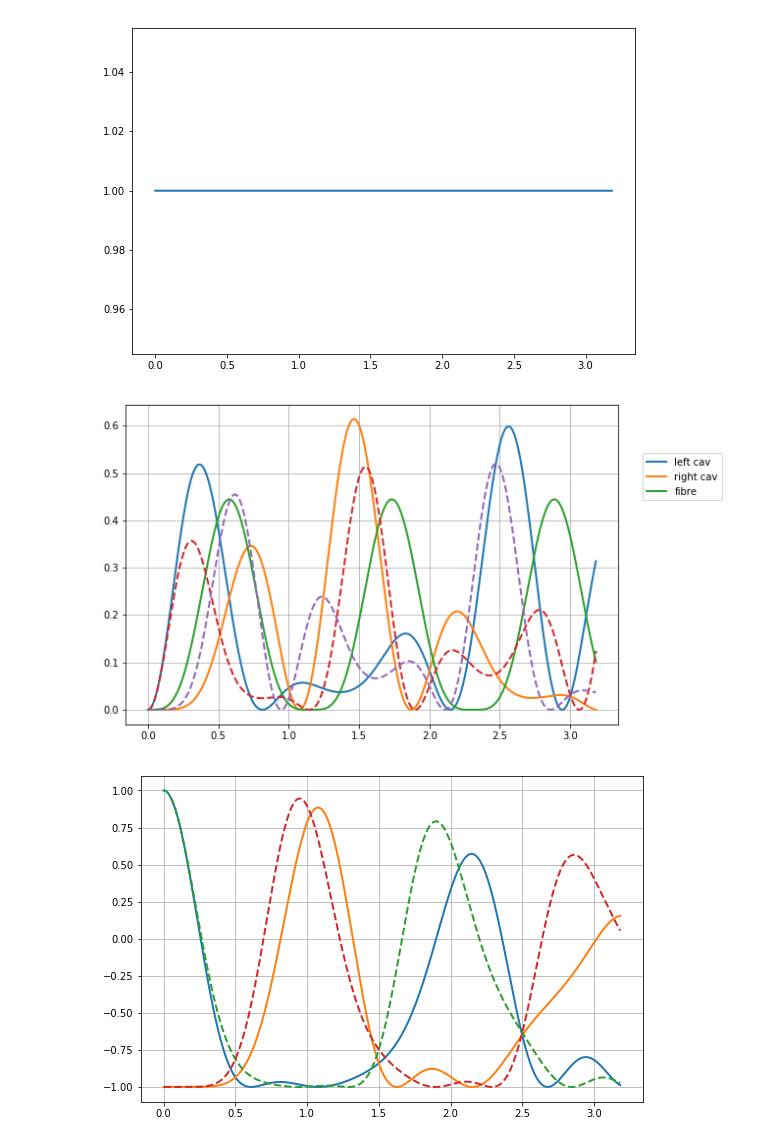
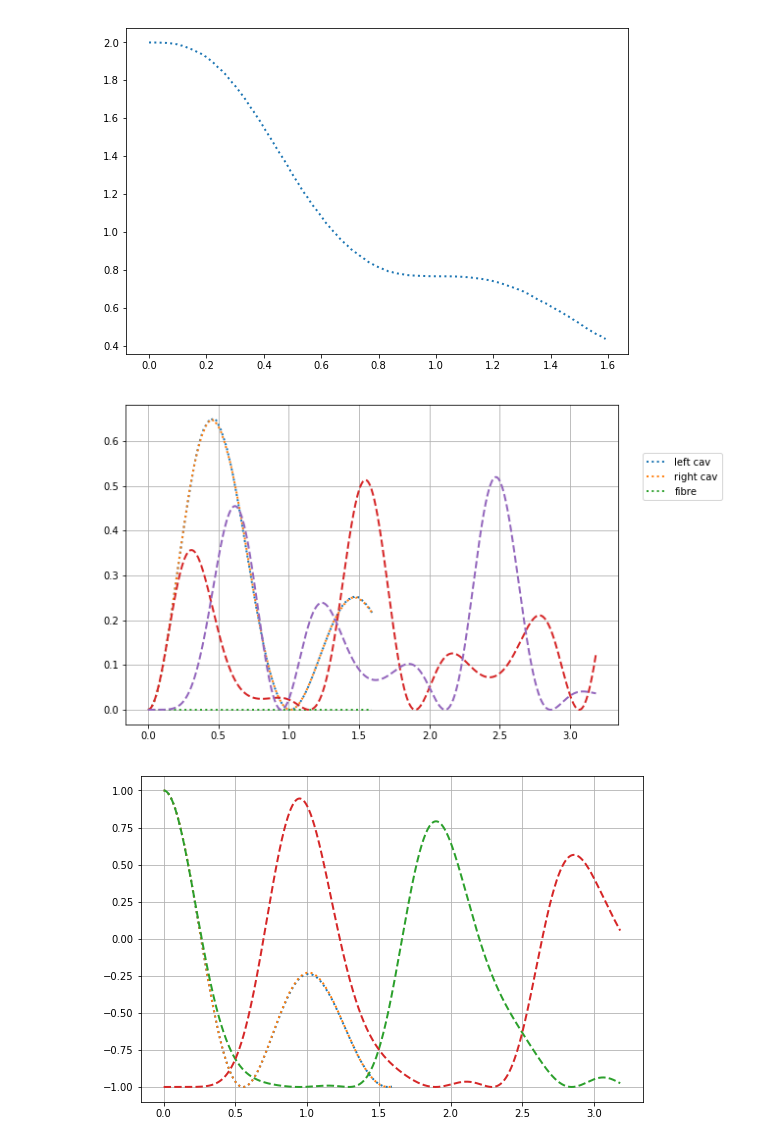
Before and after one commit to nemetniki/Kerr, a Jupyter notebook: CCQED_Qutip.ipynb, the cells around one changed output. Drawn from its saved outputs; the diff is of its cells as text; code cells hidden in the pictures.

Commit message:
exciting two atoms

```diff
--- a/CCQED_Qutip.ipynb
+++ b/CCQED_Qutip.ipynb
@@ -12,9 +12,9 @@ wc = 0.0#  * 2 * np.pi  # cavity frequency
 wa = 0.0 # * 2 * np.pi  # atom frequency
 g1  = 0.5# * 2 * np.pi  # coupling strength
 g2  = 0.5# * 2 * np.pi  # coupling strength
-kappa1 = 0.05#1# * 2 * np.pi       # cavity dissipation rate
-kappa2 = 0.05#1# * 2 * np.pi       # cavity dissipation rate
-tau=2.
+kappa1 = 0.1#1# * 2 * np.pi       # cavity dissipation rate
+kappa2 = 0.1#1# * 2 * np.pi       # cavity dissipation rate
+tau=2
 kappav=.2
 v1 = np.sqrt(kappav/(2*tau))
 v2 = np.sqrt(kappav/(2*tau))
@@ -27,10 +27,10 @@ N = 3              # number of cavity fock states
 n_th_a = 0.0        # avg number of thermal bath excitation
 use_rwa = True
 
-tlist = np.linspace(0,20,2001)
+tlist = np.linspace(0,10,1001)
 # %%
 # intial state
-psi0 = tensor(basis(N,0), basis(2,1),basis(N,0),basis(2,0),basis(N,0))    # start with an excited atom
+psi0 = tensor(basis(N,0), basis(2,1),basis(N,0),basis(2,1),basis(N,0))    # start with an excited atom
 
 # operators
 a1 = tensor(destroy(N), qeye(2), qeye(N), qeye(2), qeye(N))
@@ -102,42 +113,42 @@ output2 = mcsolve(H, psi0, tlist, c_ops, [a1.dag()*a1,a2.dag()*a2,s1.dag()*s1,s2
 # %%
 Data2 = np.zeros((1001,5))
 Data2[:,:] = np.genfromtxt('./CCQED_MC.txt')
 tlistp = tlist/2/np.pi
 plt.figure(0,figsize=(9,6))
-norm = output2.expect[0]+output2.expect[1]+output2.expect[2]+output2.expect[3]+output2.expect[4]
-#norm2 = output.expect[0]+output.expect[1]+output.expect[2]+output.expect[3]+output.expect[4]
-plt.plot(tlistp, norm,lw=2)
-#plt.plot(tlistp, norm2,lw=2,ls=":")
+#norm = output2.expect[0]+output2.expect[1]+output2.expect[2]+output2.expect[3]+output2.expect[4]
+norm2 = output.expect[0]+output.expect[1]+output.expect[2]+output.expect[3]+output.expect[4]
+#plt.plot(tlistp, norm,lw=2)
+plt.plot(tlistp, norm2,lw=2,ls=":")
 #print(np.any(output.expect[4]))
 plt.figure(1,figsize=(9,6))
-plt.plot(tlistp, output2.expect[0],lw=2)
-plt.plot(tlistp, output2.expect[1],lw=2)
-plt.plot(tlistp, output2.expect[4],lw=2)
-#plt.plot(tlistp, output.expect[0],lw=2,ls=":")
-#plt.plot(tlistp, output.expect[1],lw=2,ls=":")
-#plt.plot(tlistp, output.expect[4],lw=2,ls=":")
+#plt.plot(tlistp, output2.expect[0],lw=2)
+#plt.plot(tlistp, output2.expect[1],lw=2)
+#plt.plot(tlistp, output2.expect[4],lw=2)
+plt.plot(tlistp, output.expect[0],lw=2,ls=":")
+plt.plot(tlistp, output.expect[1],lw=2,ls=":")
+plt.plot(tlistp, output.expect[4],lw=2,ls=":")
 
 plt.plot(Data2[:,0], Data2[:,3],ls="--",lw=2)
 plt.plot(Data2[:,0], Data2[:,4],ls="--",lw=2)
 plt.grid(True)
 plt.legend(["left cav", "right cav", "fibre"],loc=(1.05,0.7))
 #plt.xlim(0,100)
 plt.figure(2,figsize=(9,6))
-plt.plot(tlistp, output2.expect[5],lw=2)
-plt.plot(tlistp, output2.expect[6],lw=2)
-#plt.plot(tlistp, output.expect[5],lw=2,ls=":")
-#plt.plot(tlistp, output.expect[6],lw=2,ls=":")
+#plt.plot(tlistp, output2.expect[5],lw=2)
+#plt.plot(tlistp, output2.expect[6],lw=2)
+plt.plot(tlistp, output.expect[5],lw=2,ls=":")
+plt.plot(tlistp, output.expect[6],lw=2,ls=":")
 plt.plot(Data2[:,0], Data2[:,1],ls="--",lw=2)
 plt.plot(Data2[:,0], Data2[:,2],ls="--",lw=2)
 
 plt.grid(True)
 #plt.xlim(0,100)
 plt.grid(True)
 OUT = np.stack((tlistp,output2.expect[5],output2.expect[6],output2.expect[0],output2.expect[1]),axis=1)
-np.savetxt("CCQED_MC5_diss.txt",OUT)
+np.savetxt("CCQED_MC11_.txt",OUT)
 #OUT2 = np.stack((tlistp,output.expect[5],output.expect[6],output.expect[0],output.expect[1]),axis=1)
-#np.savetxt("CCQED_MC1_damp.txt",OUT2)
+#np.savetxt("CCQED_MC11_diss.txt",OUT2)
 # %% [output]
-[figure, old version]
+[figure, new version]
-[figure, old version]
+[figure, new version]
-[figure, old version]
+[figure, new version]
```
Also changed, not shown: parts of 2 cells of this notebook, 24 other files.
